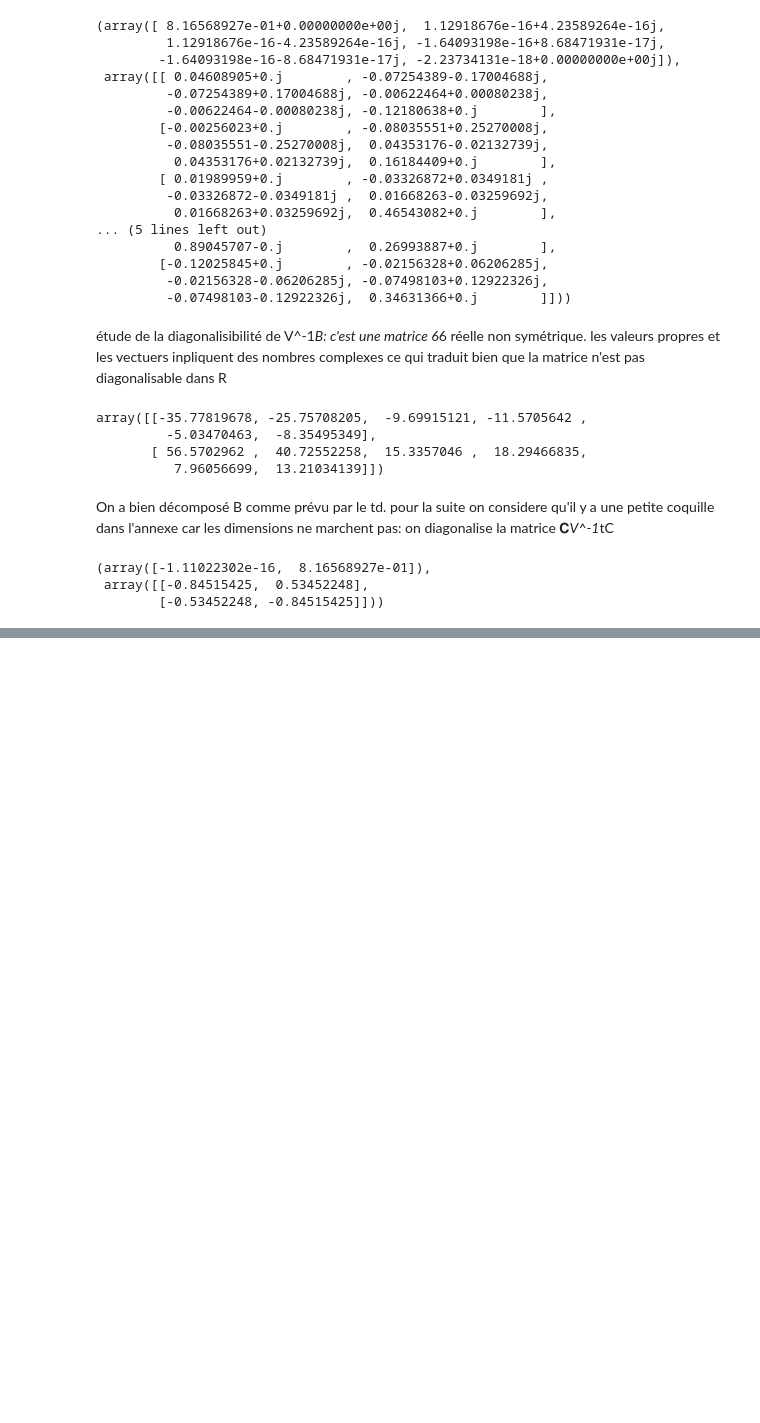
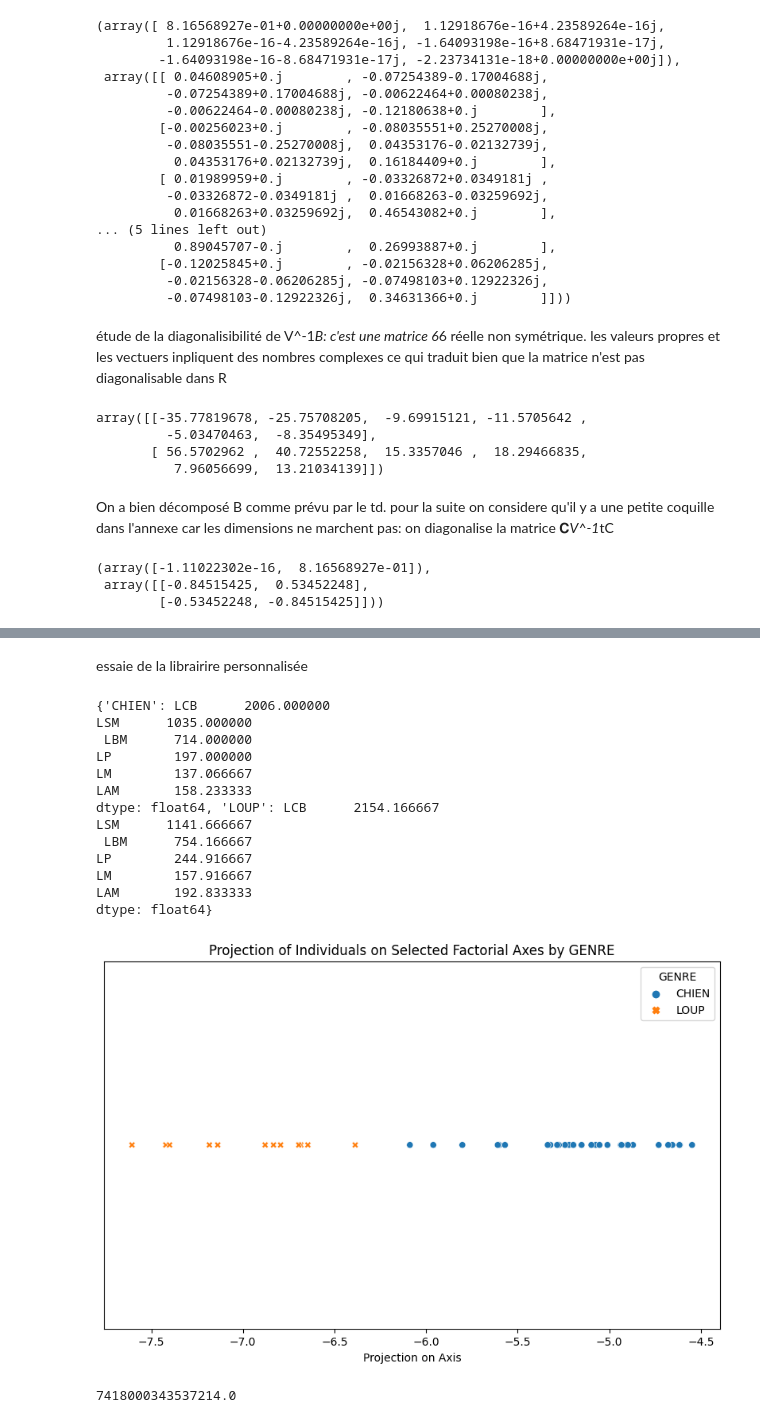
Before and after one commit to malayaan/AFD, a Jupyter notebook: td_paul_decroux_donatien_phalippou.Ipynb, the cells around one changed output, grey strips where cells are left out. Cells and saved outputs as stored; diff of their text form; code cells hidden in the pictures; blank space fills up the shorter version.

```diff
--- a/td_paul_decroux_donatien_phalippou.Ipynb
+++ b/td_paul_decroux_donatien_phalippou.Ipynb
@@ -223,0 +353,44 @@ eigenvalues_C_V_inv_Ct, eigenvectors_C_V_inv_Ct
+# %% [markdown]
+essaie de la librairire personnalisée
+# %%
+from afd import AFD
+
+file_path = 'chienloup.csv'  # Ensure this path is correct
+data = pd.read_csv(file_path, sep=';')  # Adjust the separator if needed
+
+# Initialize the AFD object with the dataset and the target column
+afd = AFD(data, 'GENRE')
+
+# Compute the matrices B, W, and V
+afd.compute_matrices()
+
+# Compute the factorial axes
+afd.compute_factorial_axis()
+
+# Project the data onto a single axis (0th axis in this case)
+afd.project_data(dimensions=0)
+
+# Plot the projections
+afd.plot_projections()
+# %% [output]
+{'CHIEN': LCB      2006.000000
+LSM      1035.000000
+ LBM      714.000000
+LP        197.000000
+LM        137.066667
+LAM       158.233333
+dtype: float64, 'LOUP': LCB      2154.166667
+LSM      1141.666667
+ LBM      754.166667
+LP        244.916667
+LM        157.916667
+LAM       192.833333
+dtype: float64}
+[figure, added]
+# %%
+eigenvalues=afd.sorted_eigenvalues
+sum_of_remaining = sum(eigenvalues) - eigenvalues[0]
+quality = eigenvalues[0] / sum_of_remaining if sum_of_remaining != 0 else 0
+quality
+# %% [output]
+7418000343537214.0
```
Also changed, not shown: parts of 17 cells of this notebook, 4 other files.
